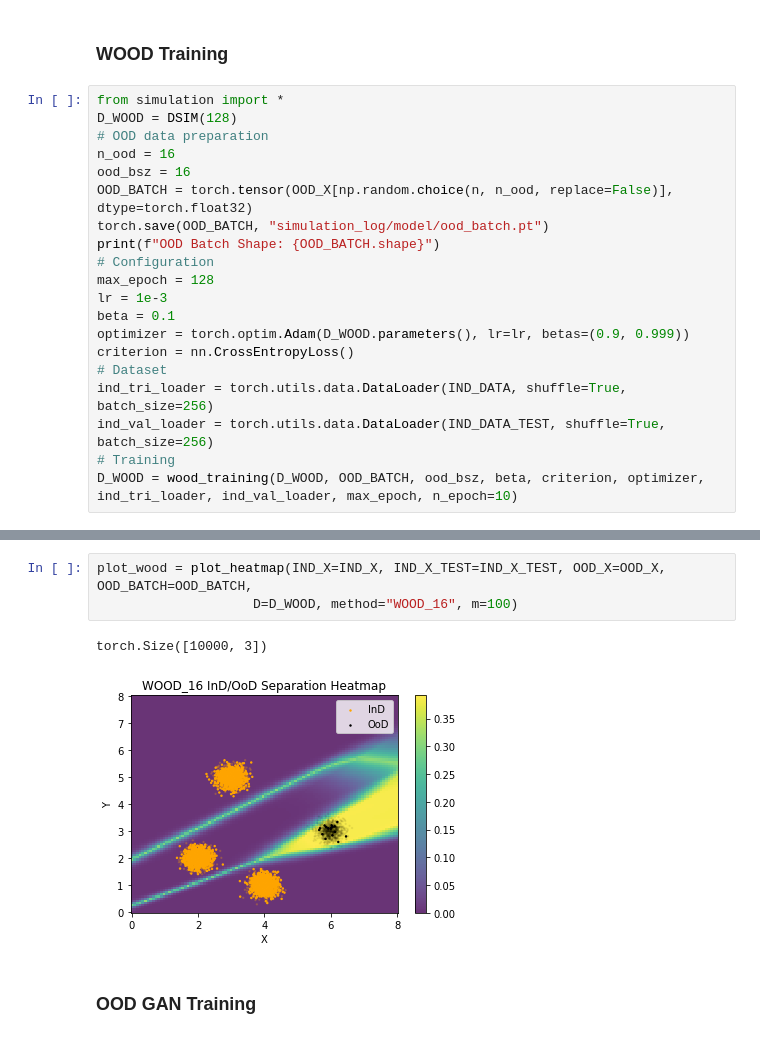
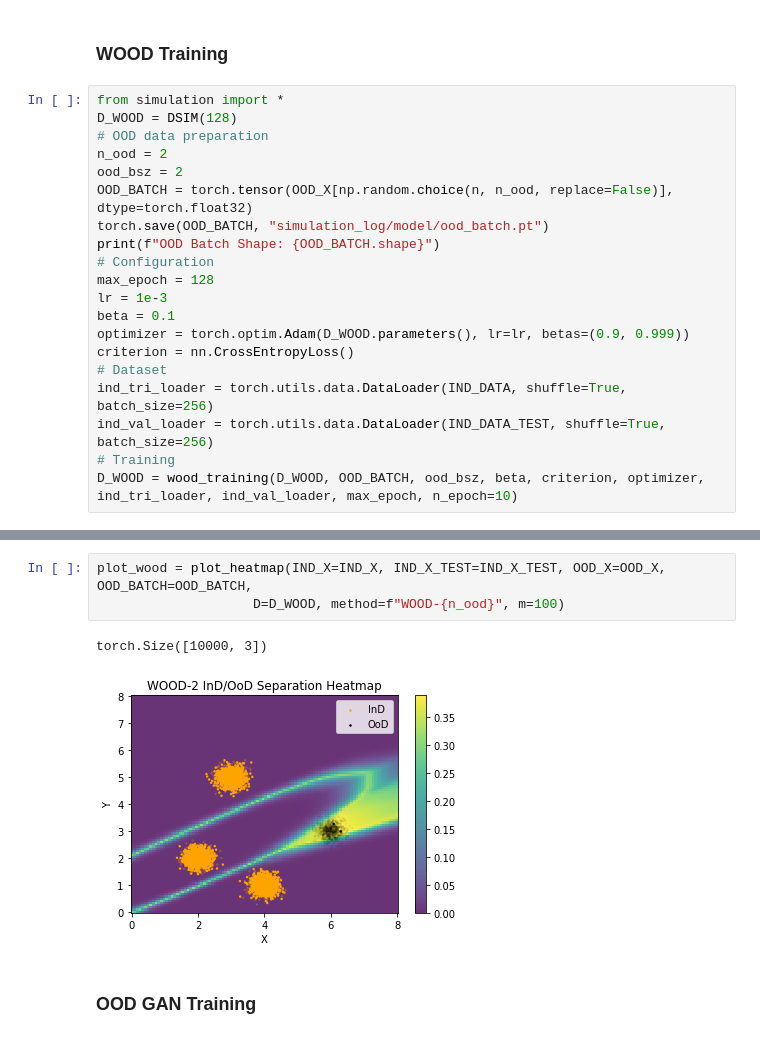
Before and after one commit to Xiaoyang-Song/Out-of-Distribution-GANs, a Jupyter notebook: Notebooks/simulation.ipynb, the cells around one changed output, grey strips where cells are left out. Drawn from its saved outputs; the diff is of its cells as text.

```diff
--- a/Notebooks/simulation.ipynb
+++ b/Notebooks/simulation.ipynb
@@ -104,8 +104,8 @@ torch.Size([10000, 3])
 from simulation import *
 D_WOOD = DSIM(128)
 # OOD data preparation
-n_ood = 16
-ood_bsz = 16
+n_ood = 2
+ood_bsz = 2
 OOD_BATCH = torch.tensor(OOD_X[np.random.choice(n, n_ood, replace=False)], dtype=torch.float32)
 torch.save(OOD_BATCH, "simulation_log/model/ood_batch.pt")
 print(f"OOD Batch Shape: {OOD_BATCH.shape}")
@@ -151,9 +151,9 @@ Epoch  # 121 | Val loss: 0.0015                     | Val accuracy: 1.0
 # %%
 plot_wood = plot_heatmap(IND_X=IND_X, IND_X_TEST=IND_X_TEST, OOD_X=OOD_X, OOD_BATCH=OOD_BATCH,
-                    D=D_WOOD, method="WOOD_16", m=100)
+                    D=D_WOOD, method=f"WOOD-{n_ood}", m=100)
 # %% [output]
 torch.Size([10000, 3])
-[figure, old version]
+[figure, new version]
 # %% [markdown]
 ### OOD GAN Training
 # %%
```
Also changed, not shown: parts of 4 cells of this notebook, 5 other files.
